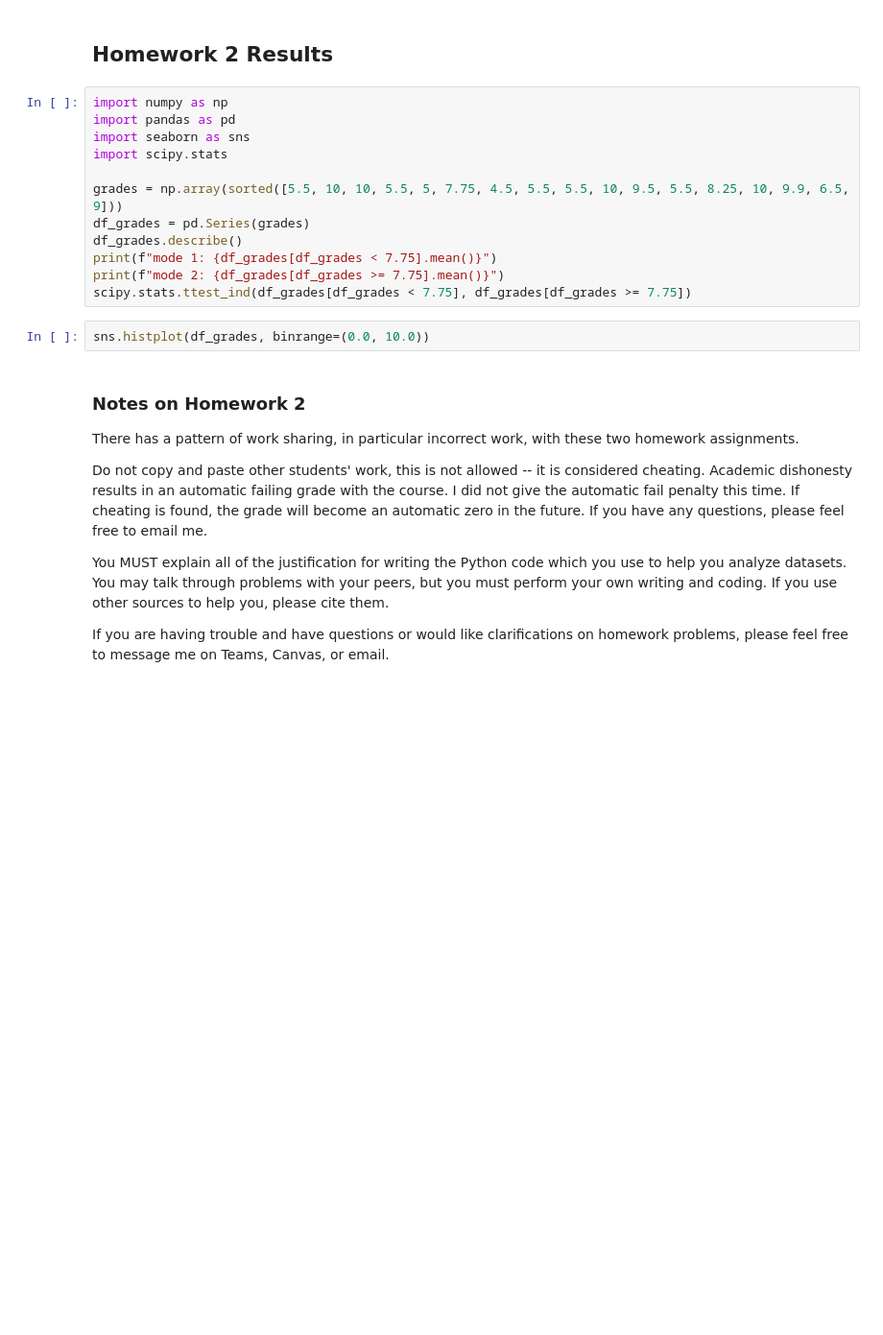
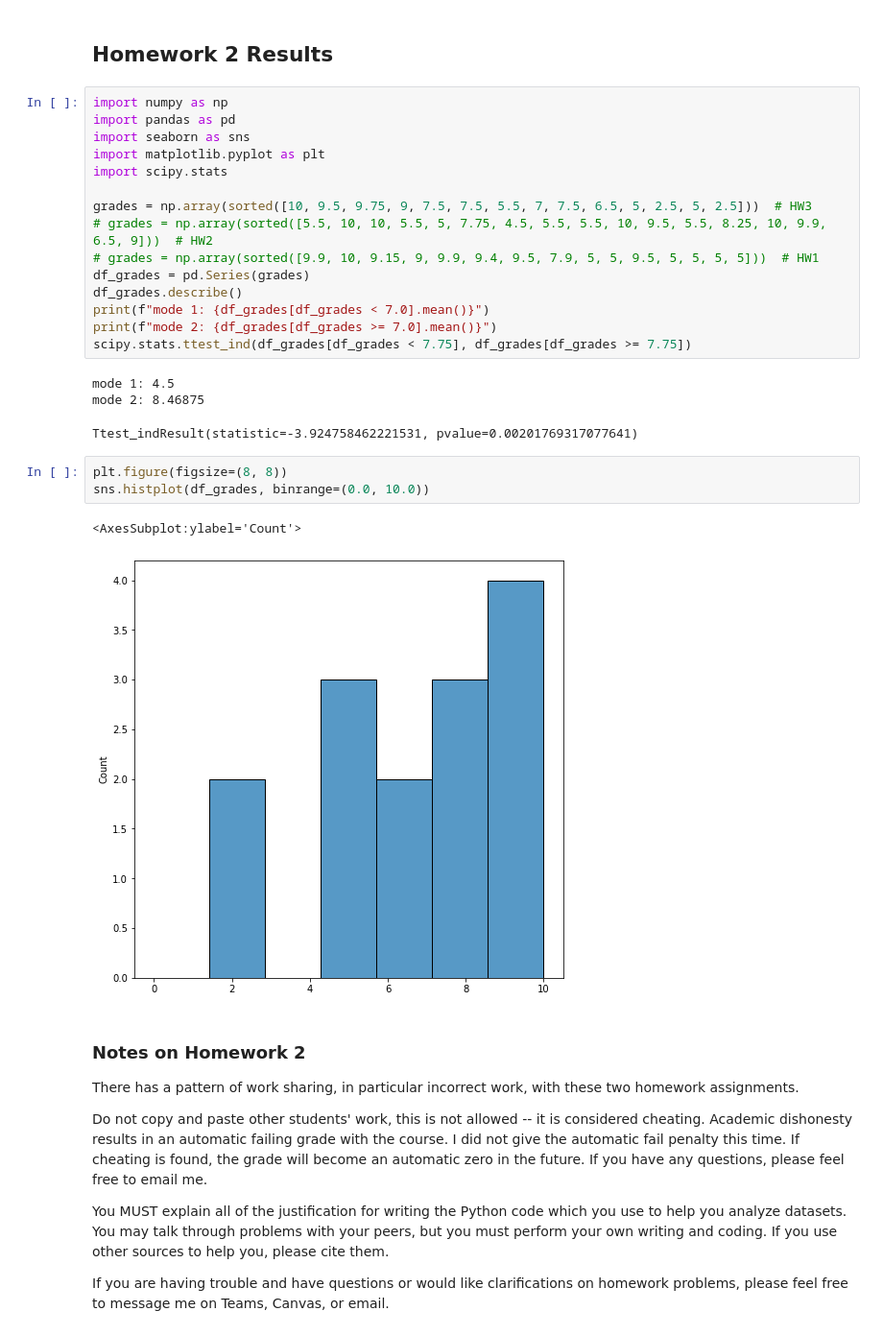
Before and after one commit to curtywang/ee5020-notes-fa21, a Jupyter notebook: day10/supervised_learning.ipynb, the cells around one changed output. Shown: that part at 96% size. Saved outputs shown, nothing was run; the diff lists cells and outputs as text; blank space fills up the shorter version.

```diff
--- a/day10/supervised_learning.ipynb
+++ b/day10/supervised_learning.ipynb
@@ -274,16 +274,27 @@ age: score of 0.0
 import numpy as np
 import pandas as pd
 import seaborn as sns
+import matplotlib.pyplot as plt
 import scipy.stats
 
-grades = np.array(sorted([5.5, 10, 10, 5.5, 5, 7.75, 4.5, 5.5, 5.5, 10, 9.5, 5.5, 8.25, 10, 9.9, 6.5, 9]))
+grades = np.array(sorted([10, 9.5, 9.75, 9, 7.5, 7.5, 5.5, 7, 7.5, 6.5, 5, 2.5, 5, 2.5]))  # HW3
+# grades = np.array(sorted([5.5, 10, 10, 5.5, 5, 7.75, 4.5, 5.5, 5.5, 10, 9.5, 5.5, 8.25, 10, 9.9, 6.5, 9]))  # HW2
+# grades = np.array(sorted([9.9, 10, 9.15, 9, 9.9, 9.4, 9.5, 7.9, 5, 5, 9.5, 5, 5, 5, 5]))  # HW1
 df_grades = pd.Series(grades)
 df_grades.describe()
-print(f"mode 1: {df_grades[df_grades < 7.75].mean()}")
-print(f"mode 2: {df_grades[df_grades >= 7.75].mean()}")
+print(f"mode 1: {df_grades[df_grades < 7.0].mean()}")
+print(f"mode 2: {df_grades[df_grades >= 7.0].mean()}")
 scipy.stats.ttest_ind(df_grades[df_grades < 7.75], df_grades[df_grades >= 7.75])
+# %% [output]
+mode 1: 4.5
+mode 2: 8.46875
+Ttest_indResult(statistic=-3.924758462221531, pvalue=0.00201769317077641)
 # %%
+plt.figure(figsize=(8, 8))
 sns.histplot(df_grades, binrange=(0.0, 10.0))
+# %% [output]
+<AxesSubplot:ylabel='Count'>
+[figure, added]
 # %% [markdown]
 ### Notes on Homework 2
 
```
Also changed, not shown: 1 other file.
